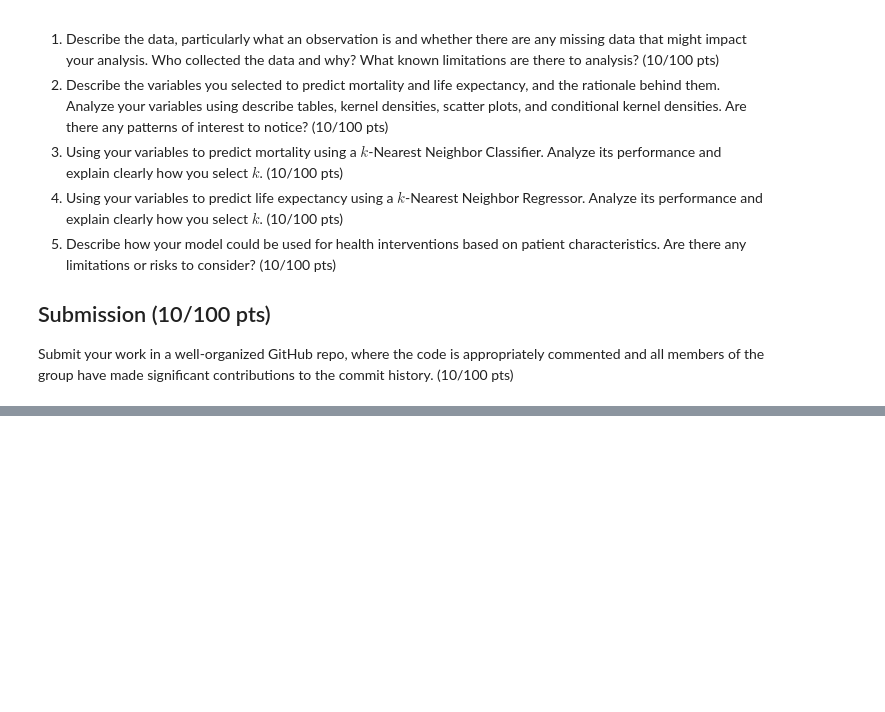
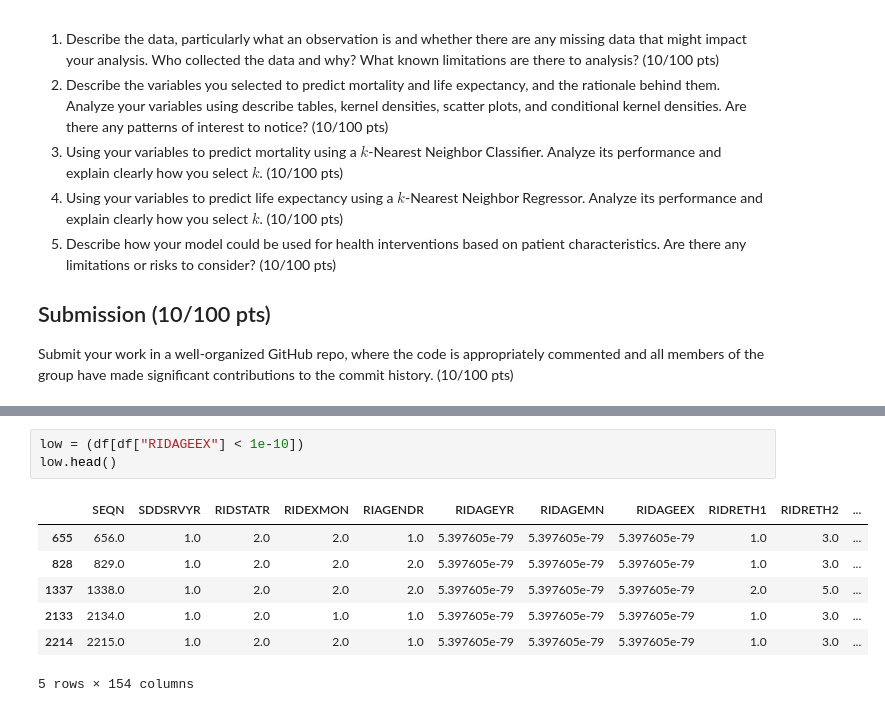
Before and after one commit to ZachEklund/Project_1, a Jupyter notebook: project_1_bsds.ipynb, the cells around one changed output, grey strips where cells are left out. Cells and saved outputs as stored; diff of their text form; blank space fills up the shorter version.

```diff
--- a/project_1_bsds.ipynb
+++ b/project_1_bsds.ipynb
@@ -72,0 +145,11 @@ df = gdf.merge(mdf, on="SEQN", how="inner") # Merge mortality and demographics o
+# %%
+low = (df[df["RIDAGEEX"] < 1e-10])
+low.head()
+# %% [output]
+|  | SEQN | SDDSRVYR | RIDSTATR | RIDEXMON | RIAGENDR | RIDAGEYR | RIDAGEMN | RIDAGEEX | RIDRETH1 | RIDRETH2 | ... |
+| 655 | 656.0 | 1.0 | 2.0 | 2.0 | 1.0 | 5.397605e-79 | 5.397605e-79 | 5.397605e-79 | 1.0 | 3.0 | ... |
+| 828 | 829.0 | 1.0 | 2.0 | 2.0 | 2.0 | 5.397605e-79 | 5.397605e-79 | 5.397605e-79 | 1.0 | 3.0 | ... |
+| 1337 | 1338.0 | 1.0 | 2.0 | 2.0 | 2.0 | 5.397605e-79 | 5.397605e-79 | 5.397605e-79 | 2.0 | 5.0 | ... |
+| 2133 | 2134.0 | 1.0 | 2.0 | 1.0 | 1.0 | 5.397605e-79 | 5.397605e-79 | 5.397605e-79 | 1.0 | 3.0 | ... |
+| 2214 | 2215.0 | 1.0 | 2.0 | 2.0 | 1.0 | 5.397605e-79 | 5.397605e-79 | 5.397605e-79 | 1.0 | 3.0 | ... |
+5 rows × 154 columns
```
Also changed, not shown: parts of 19 cells of this notebook.
